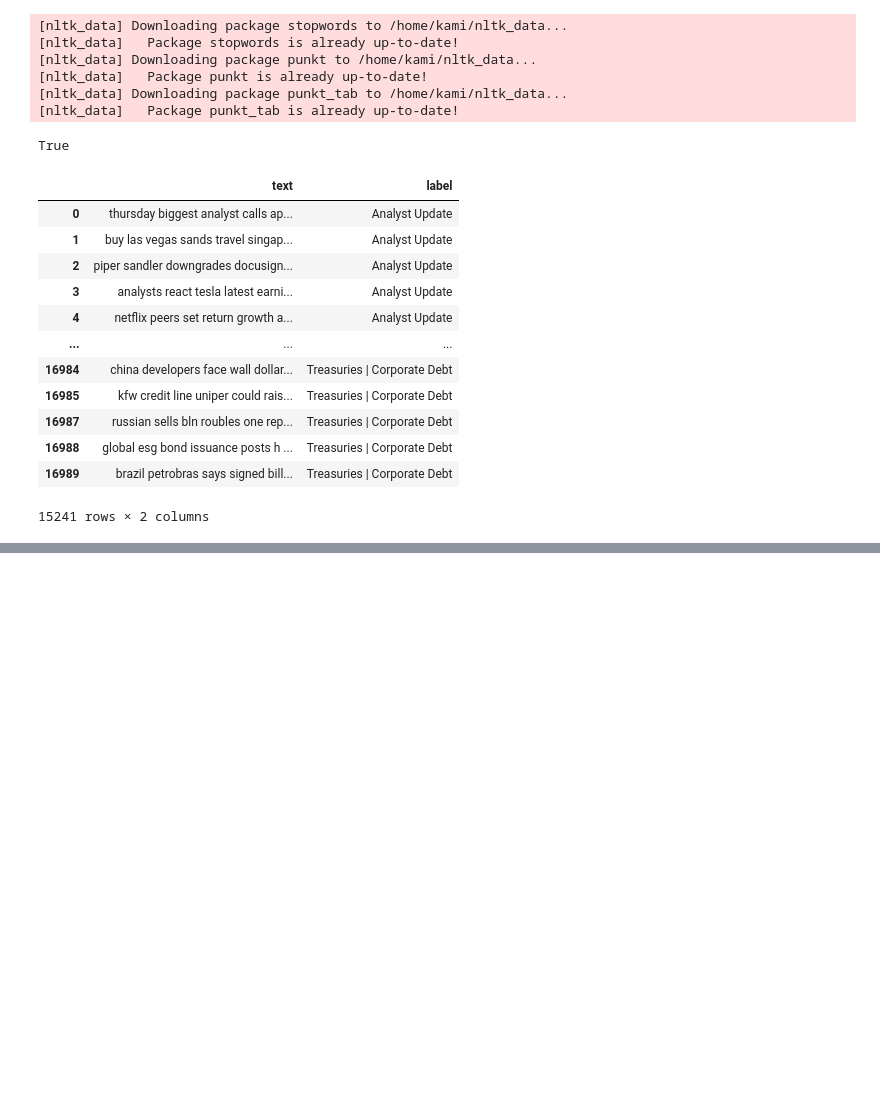
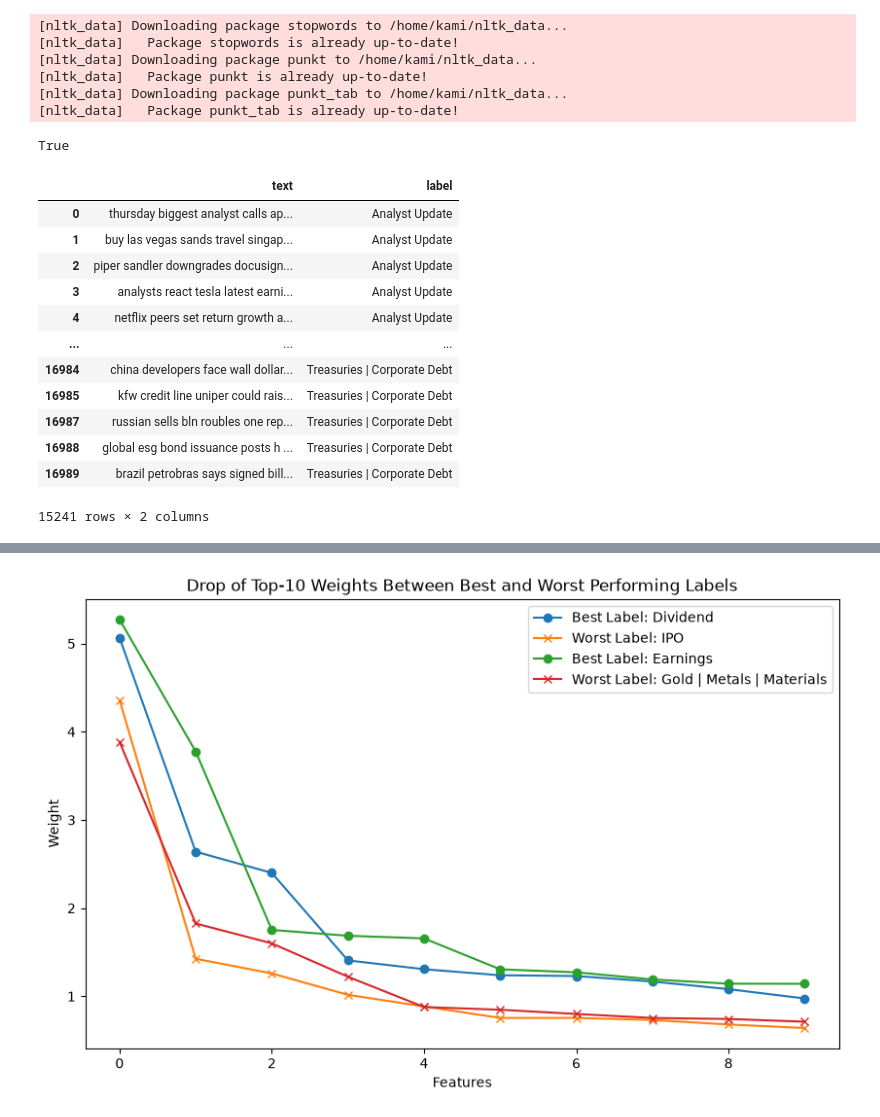
Before and after one commit to Coded5/NLPClass, a Jupyter notebook: PA1 Text classification/logistic_regression.ipynb, the cells around one changed output, grey strips where cells are left out. Saved outputs shown, nothing was run; the diff lists cells and outputs as text; code cells hidden in the pictures; blank space fills up the shorter version.

```diff
--- a/PA1 Text classification/logistic_regression.ipynb
+++ b/PA1 Text classification/logistic_regression.ipynb
@@ -170,0 +194,6 @@ model_weights.to_csv('model_weights.csv', index=True)
+# %%
+for label in best_labels_name:
+    print(f"\nTop 10 features for label '{label}':")
+    top_features = model_weights[label].sort_values(ascending=False).head(10)
+    print(top_features)
+    best_weights.append(top_features.tolist())
@@ -170,0 +218,14 @@ model_weights.to_csv('model_weights.csv', index=True)
+# %%
+# Q3
+
+# Get 2 worst performing labels based on F1 score
+worst_labels = f1_scores.argsort()[::-1][-2:]
+worst_labels_name = encoder.inverse_transform(worst_labels)
+
+print(worst_labels_name)
+
+for label in worst_labels_name:
+    print(f"\nTop 10 features for label '{label}':")
+    top_features = model_weights[label].sort_values(ascending=False).head(10)
+    print(top_features)
+    worst_weights.append(top_features.tolist())
@@ -170,0 +250,20 @@ model_weights.to_csv('model_weights.csv', index=True)
+# %%
+import matplotlib.pyplot as plt
+
+# plot the drop of the top-10 weight between the best and worst performing labels
+plt.figure(figsize=(10, 6))
+plt.xlabel('Features')
+plt.ylabel('Weight')
+plt.title('Drop of Top-10 Weights Between Best and Worst Performing Labels')
+
+# Plot
+for i in range(2):
+    plt.plot(range(10), best_weights[i], marker='o', label=f'Best Label: {best_labels_name[i]}')
+    plt.plot(range(10), worst_weights[i], marker='x', label=f'Worst Label: {worst_labels_name[i]}')
+
+# Legend
+plt.legend()
+
+plt.show()
+# %% [output]
+[figure, added]
```
Also changed, not shown: parts of 16 cells of this notebook.
